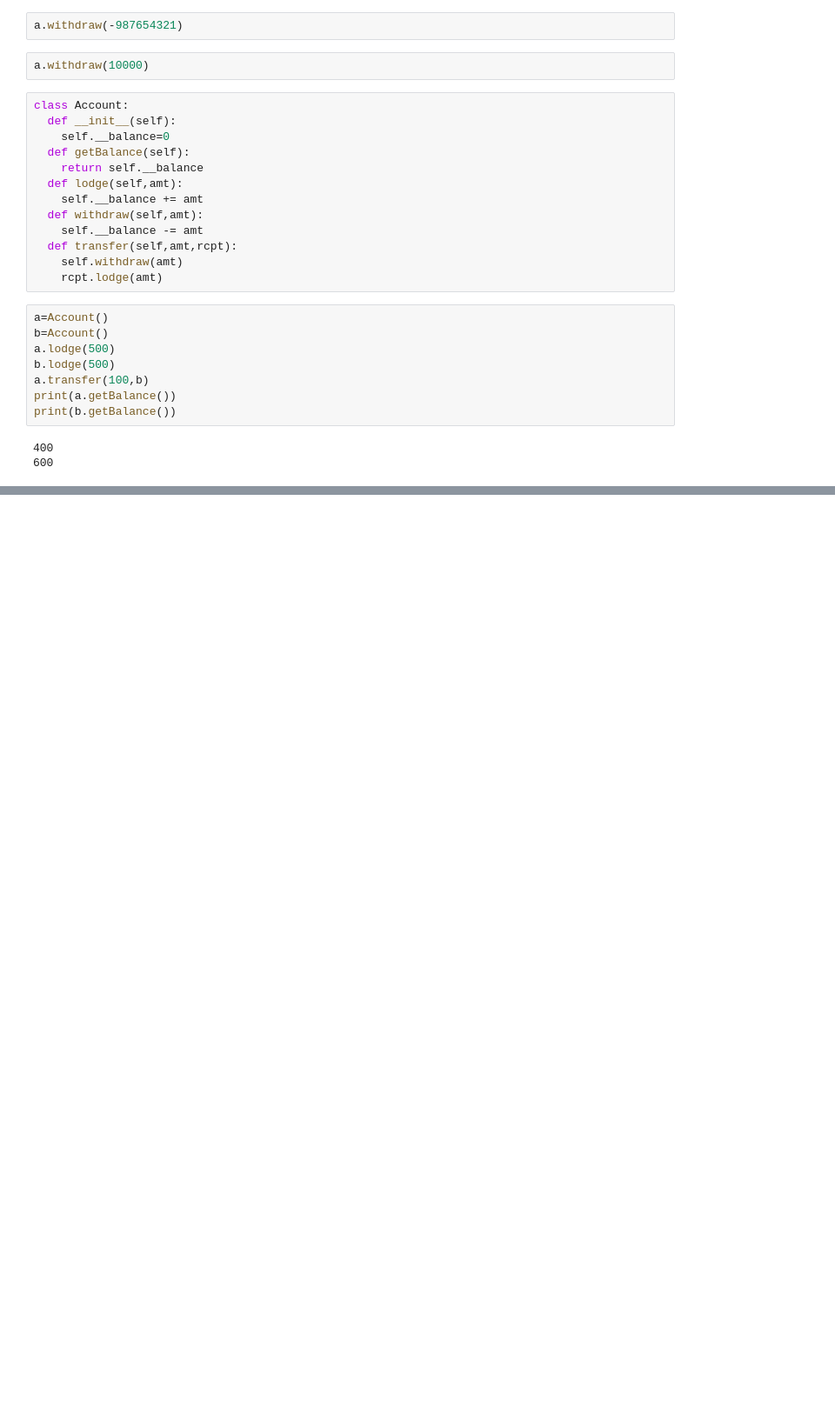
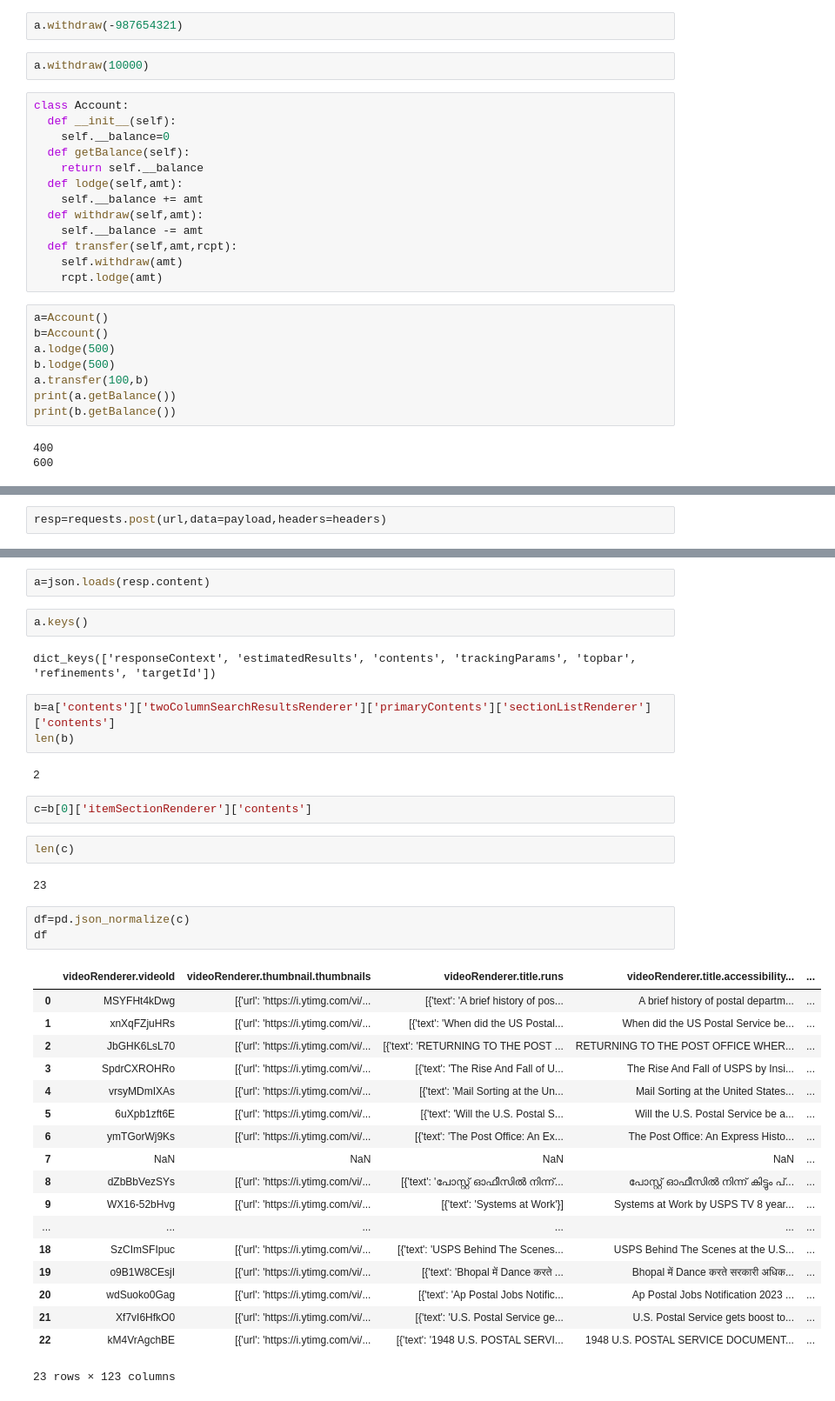
Before and after one commit to saiful-aromax/AroAI, a Jupyter notebook: B9AI108 PP/B9AI108_2223_TMD2.ipynb, the cells around one changed output, grey strips where cells are left out. Shown at 87% size. Cells and saved outputs as stored; diff of their text form; blank space fills up the shorter version.

```diff
--- a/B9AI108 PP/B9AI108_2223_TMD2.ipynb
+++ b/B9AI108 PP/B9AI108_2223_TMD2.ipynb
@@ -735,0 +1006,2 @@ print(b.getBalance())
+# %%
+resp=requests.post(url,data=payload,headers=headers)
@@ -735,0 +1012,39 @@ print(b.getBalance())
+# %%
+a=json.loads(resp.content)
+# %%
+a.keys()
+# %% [output]
+dict_keys(['responseContext', 'estimatedResults', 'contents', 'trackingParams', 'topbar', 'refinements', 'targetId'])
+# %%
+b=a['contents']['twoColumnSearchResultsRenderer']['primaryContents']['sectionListRenderer']['contents']
+len(b)
+# %% [output]
+2
+# %%
+c=b[0]['itemSectionRenderer']['contents']
+# %%
+len(c)
+# %% [output]
+23
+# %%
+df=pd.json_normalize(c)
+df
+# %% [output]
+|  | videoRenderer.videoId | videoRenderer.thumbnail.thumbnails | videoRenderer.title.runs | videoRenderer.title.accessibility... | ... |
+| 0 | MSYFHt4kDwg | [{'url': 'https://i.ytimg.com/vi/... | [{'text': 'A brief history of pos... | A brief history of postal departm... | ... |
+| 1 | xnXqFZjuHRs | [{'url': 'https://i.ytimg.com/vi/... | [{'text': 'When did the US Postal... | When did the US Postal Service be... | ... |
+| 2 | JbGHK6LsL70 | [{'url': 'https://i.ytimg.com/vi/... | [{'text': 'RETURNING TO THE POST ... | RETURNING TO THE POST OFFICE WHER... | ... |
+| 3 | SpdrCXROHRo | [{'url': 'https://i.ytimg.com/vi/... | [{'text': 'The Rise And Fall of U... | The Rise And Fall of USPS by Insi... | ... |
+| 4 | vrsyMDmIXAs | [{'url': 'https://i.ytimg.com/vi/... | [{'text': 'Mail Sorting at the Un... | Mail Sorting at the United States... | ... |
+| 5 | 6uXpb1zft6E | [{'url': 'https://i.ytimg.com/vi/... | [{'text': 'Will the U.S. Postal S... | Will the U.S. Postal Service be a... | ... |
+| 6 | ymTGorWj9Ks | [{'url': 'https://i.ytimg.com/vi/... | [{'text': 'The Post Office: An Ex... | The Post Office: An Express Histo... | ... |
+| 7 | NaN | NaN | NaN | NaN | ... |
+| 8 | dZbBbVezSYs | [{'url': 'https://i.ytimg.com/vi/... | [{'text': 'പോസ്റ്റ് ഓഫീസിൽ നിന്ന്... | പോസ്റ്റ് ഓഫീസിൽ നിന്ന് കിട്ടും പ്... | ... |
+| 9 | WX16-52bHvg | [{'url': 'https://i.ytimg.com/vi/... | [{'text': 'Systems at Work'}] | Systems at Work by USPS TV 8 year... | ... |
+| ... | ... | ... | ... | ... | ... |
+| 18 | SzCImSFIpuc | [{'url': 'https://i.ytimg.com/vi/... | [{'text': 'USPS Behind The Scenes... | USPS Behind The Scenes at the U.S... | ... |
+| 19 | o9B1W8CEsjI | [{'url': 'https://i.ytimg.com/vi/... | [{'text': 'Bhopal में Dance करते ... | Bhopal में Dance करते सरकारी अधिक... | ... |
+| 20 | wdSuoko0Gag | [{'url': 'https://i.ytimg.com/vi/... | [{'text': 'Ap Postal Jobs Notific... | Ap Postal Jobs Notification 2023 ... | ... |
+| 21 | Xf7vI6HfkO0 | [{'url': 'https://i.ytimg.com/vi/... | [{'text': 'U.S. Postal Service ge... | U.S. Postal Service gets boost to... | ... |
+| 22 | kM4VrAgchBE | [{'url': 'https://i.ytimg.com/vi/... | [{'text': '1948 U.S. POSTAL SERVI... | 1948 U.S. POSTAL SERVICE DOCUMENT... | ... |
+23 rows × 123 columns
```
Also changed, not shown: parts of 35 cells of this notebook.
